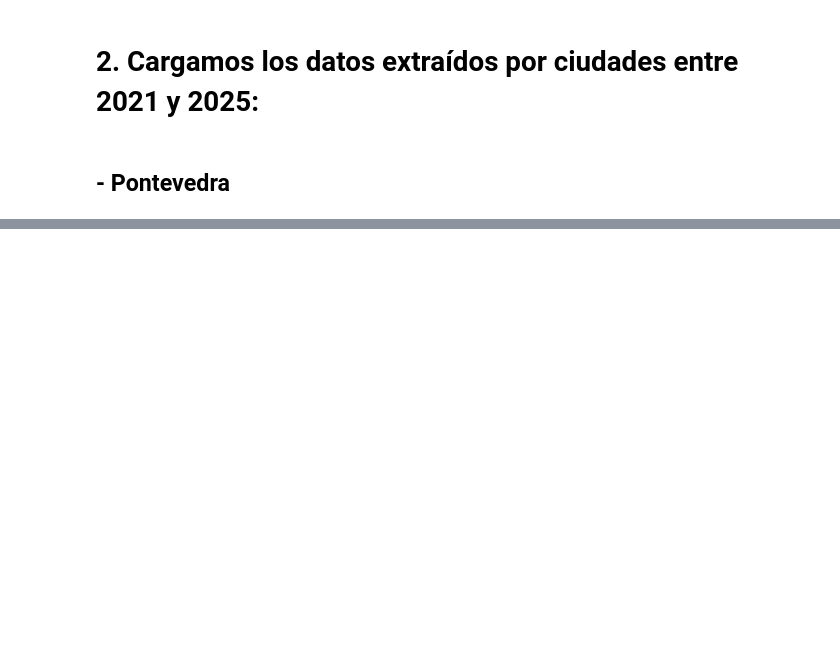
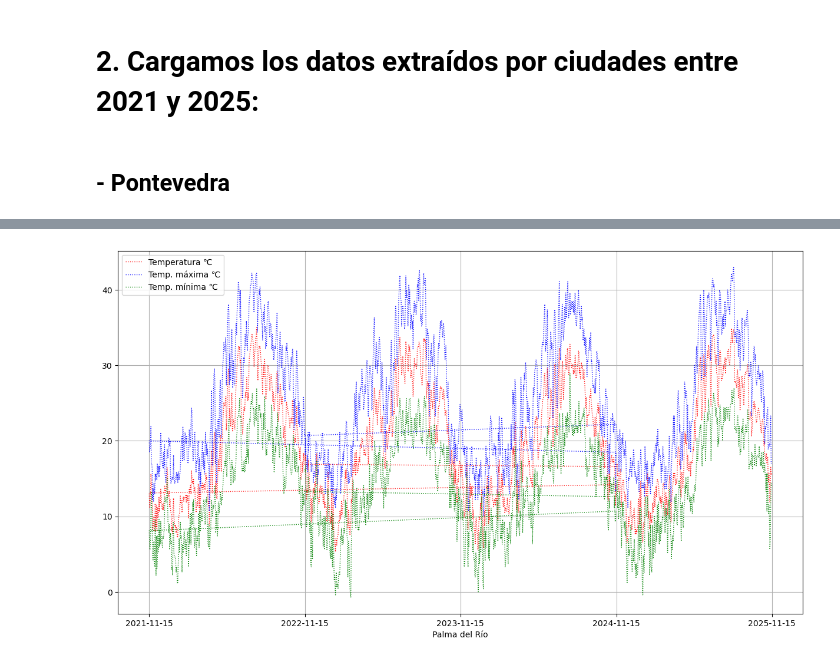
Before and after one commit to Belenm1995/Proyecto_Equipo_D, a Jupyter notebook: Proyecto_D/Csv_por_ciudades_y_años/Analisis.ipynb, the cells around one changed output, grey strips where cells are left out. Saved outputs shown, nothing was run; the diff lists cells and outputs as text; code cells hidden in the pictures; blank space fills up the shorter version.

```diff
--- a/Proyecto_D/Csv_por_ciudades_y_años/Analisis.ipynb
+++ b/Proyecto_D/Csv_por_ciudades_y_años/Analisis.ipynb
@@ -47,0 +87,19 @@ ValueError: No objects to concatenate
+# %%
+df_palmadr = pd.concat(objs = [pd.read_csv(x) for x in os.listdir() if x.startswith("palmadr") and x.endswith(".csv")],
+                     ignore_index = True)
+
+df_palmadr = df_palmadr.drop(labels = "Unnamed: 0", axis = 1)
+
+df_palmadr["Fecha"] = df_palmadr["Fecha"].apply(lambda x : datetime.strptime(x, "%Y-%m-%d"))
+
+df_palmadr["Year"] = df_palmadr["Fecha"].apply(lambda x : x.year)
+df_palmadr["Mes"] = df_palmadr["Fecha"].apply(lambda x : x.month)
+df_palmadr["Estacion"] = df_palmadr["Fecha"].dt.month.apply(estacion)
+
+rename_columns = {"Momento (UNIX) de la vel. máx. del veinto" : "Momento (UNIX) de la vel. máx. del viento",
+                  "Profundidad de la neive" : "Profundidad de la nieve",
+                  "Vel. ráfaga de viento max." : "Vel. ráfaga de viento máx."}
+
+df_palmadr = df_palmadr.rename(columns = rename_columns)
+
+#df_palmadr
@@ -47,0 +253,45 @@ ValueError: No objects to concatenate
+# %%
+X = df_palmadr["Fecha"]
+Y1 = df_palmadr["Media de la temperatura"]
+Y2 = df_palmadr["Temperatura máxima"]
+Y3 = df_palmadr["Temperatura mínima"]
+
+colores = ["red", "blue", "green"]
+
+plt.figure(figsize = (15, 8))
+
+plt.plot(X,
+         Y1,
+         color       = "red",
+         markersize  = 3,
+         linestyle   = ":",
+         linewidth   = 1,
+         alpha       = 0.9,
+         label       = "Temperatura ℃")
+
+plt.plot(X,
+         Y2,
+         color       = "blue",
+         markersize  = 3,
+         linestyle   = ":",
+         linewidth   = 1,
+         alpha       = 0.9,
+         label       = "Temp. máxima ℃")
+
+plt.plot(X,
+         Y3,
+         color       = "green",
+         markersize  = 3,
+         linestyle   = ":",
+         linewidth   = 1,
+         alpha       = 0.9,
+         label       = "Temp. mínima ℃")
+
+
+plt.xlabel("Palma del Río")
+plt.legend()
+plt.xticks([18_946, 19_311, 19_676, 20_042, 20_407])
+plt.grid()
+plt.show()
+# %% [output]
+[figure, added]
```
Also changed, not shown: parts of 26 cells of this notebook.
